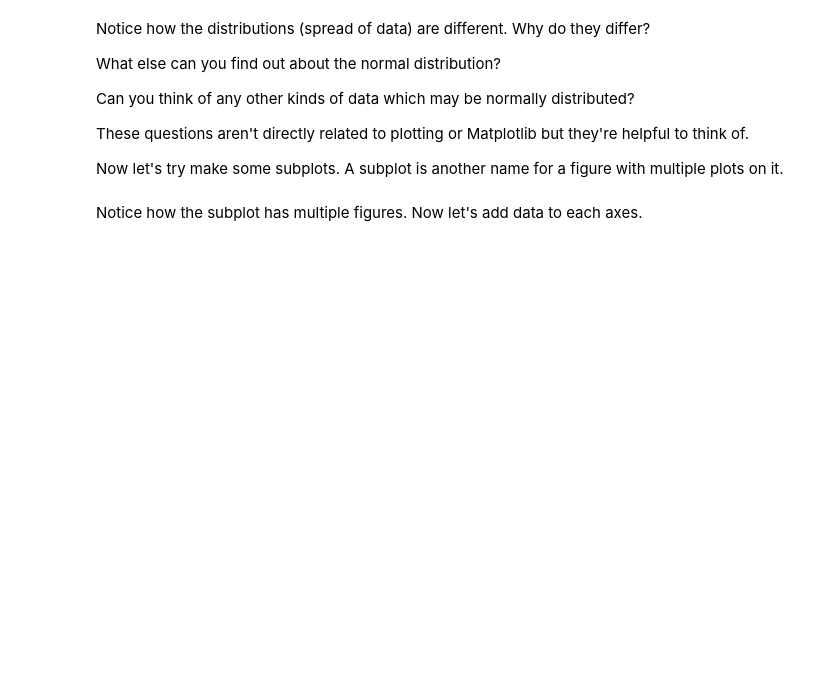
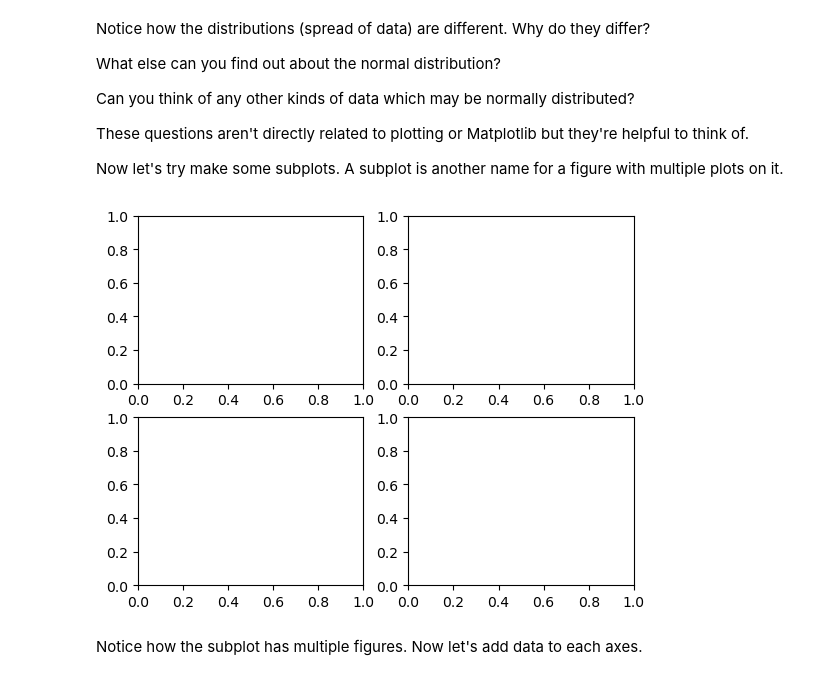
Before and after one commit to ShrishailChincholi/from-zero-to-aiml, a Jupyter notebook: ML/Matplotlib/matplotlib-exercises.ipynb, the cells around one changed output. Cells and saved outputs as stored; diff of their text form; code cells hidden in the pictures; blank space fills up the shorter version.

```diff
--- a/ML/Matplotlib/matplotlib-exercises.ipynb
+++ b/ML/Matplotlib/matplotlib-exercises.ipynb
@@ -170,6 +177,10 @@ These questions aren't directly related to plotting or Matplotlib but they're he
 Now let's try make some subplots. A subplot is another name for a figure with multiple plots on it.
 # %%
 # Create an empty subplot with 2 rows and 2 columns (4 subplots total)
+fig,((ax1,ax2),(ax3,ax4)) = plt.subplots(nrows=2,
+                                         ncols=2)
+# %% [output]
+[figure, added]
 # %% [markdown]
 Notice how the subplot has multiple figures. Now let's add data to each axes.
 # %%
```
Also changed, not shown: parts of 5 cells of this notebook.
